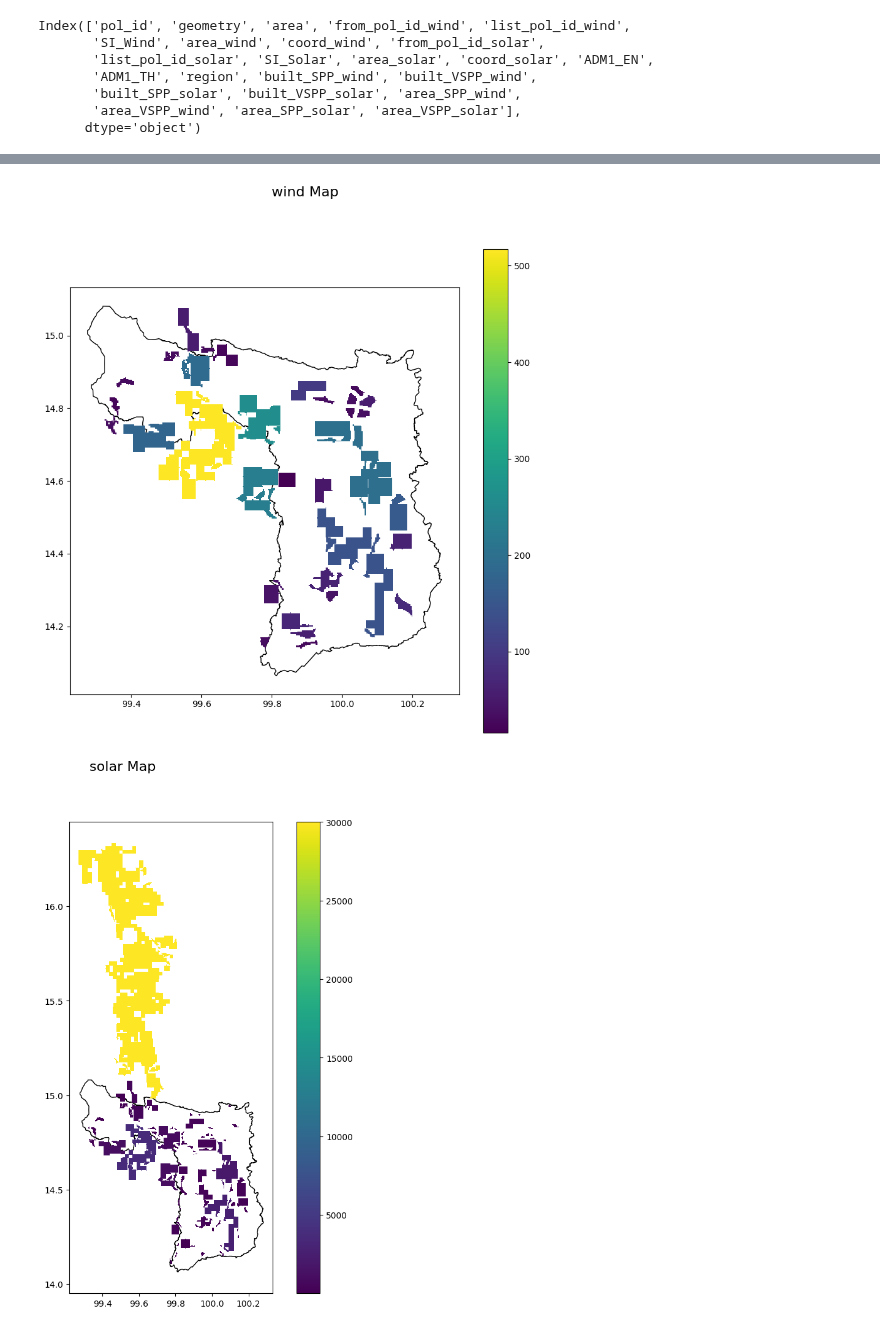
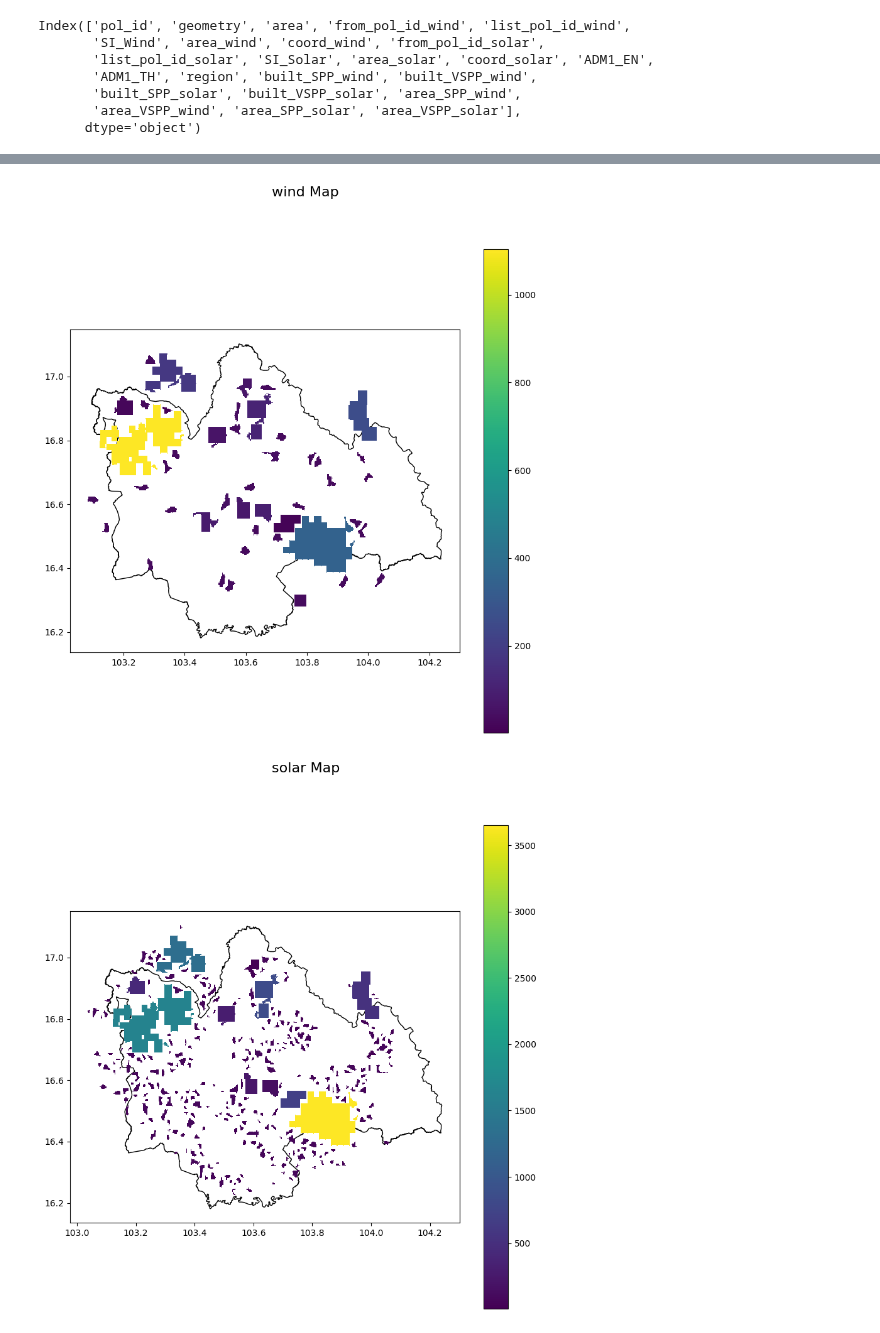
Before and after one commit to NarasetS/REPowerPlant_Siting, a Jupyter notebook: 12_SI_InvestmentMap_SolarWind.ipynb, the cells around one changed output, grey strips where cells are left out. Drawn from its saved outputs; the diff is of its cells as text; code cells hidden in the pictures.

```diff
--- a/12_SI_InvestmentMap_SolarWind.ipynb
+++ b/12_SI_InvestmentMap_SolarWind.ipynb
@@ -377,25 +388,25 @@ except:
 # %%
-province = 'สุพรรณบุรี'
+province = 'กาฬสินธุ์'
 thailandmap = gpd.read_file('Data\\tha_admbnda_adm1_rtsd_20220121\\tha_admbnda_adm1_rtsd_20220121.shp')
 thailandmap.crs = {'init': 'epsg:4326'}
 specificarea = thailandmap.loc[thailandmap['ADM1_TH'] == province]
 bound = specificarea.unary_union.bounds
 
 
 try:
     fig, ax = plt.subplots(figsize=(10,10))
     fig.suptitle('wind Map', fontsize=16)
     specificarea.plot(ax = ax, color='none', edgecolor = 'black', zorder = 0)
     df.loc[(df['capacity_wind'] > 0) & (df['ADM1_TH'] == province)].plot(ax = ax,legend=True,zorder = 2,column = 'capacity_wind')
 except:
     None
 try:
     fig, ax = plt.subplots(figsize=(10,10))
     fig.suptitle('solar Map', fontsize=16)
     specificarea.plot(ax = ax, color='none', edgecolor = 'black', zorder = 0)
     df.loc[(df['capacity_solar'] > 0) & (df['ADM1_TH'] == province)].plot(ax = ax,legend=True,zorder = 3,column = 'capacity_solar')
 except:
     None
 # %% [output]
-[figure, old version]
+[figure, new version]
-[figure, old version]
+[figure, new version]
```
Also changed, not shown: parts of 6 cells of this notebook, 5 other files.
